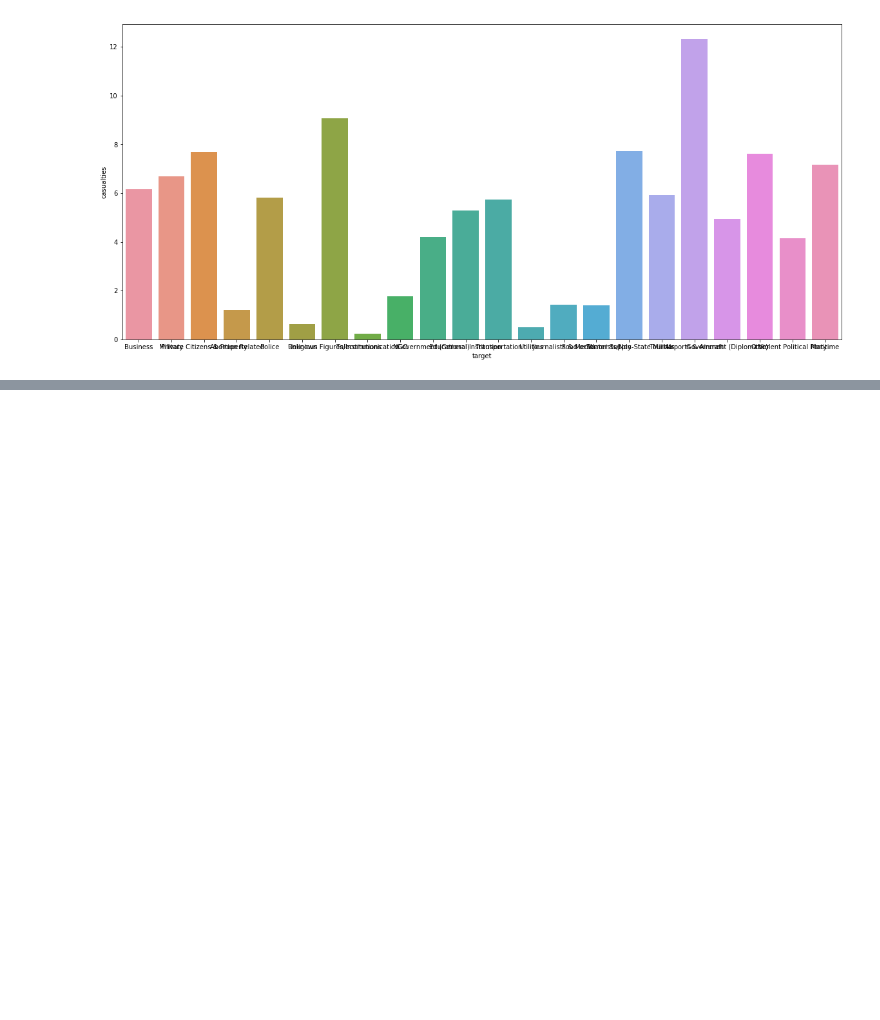
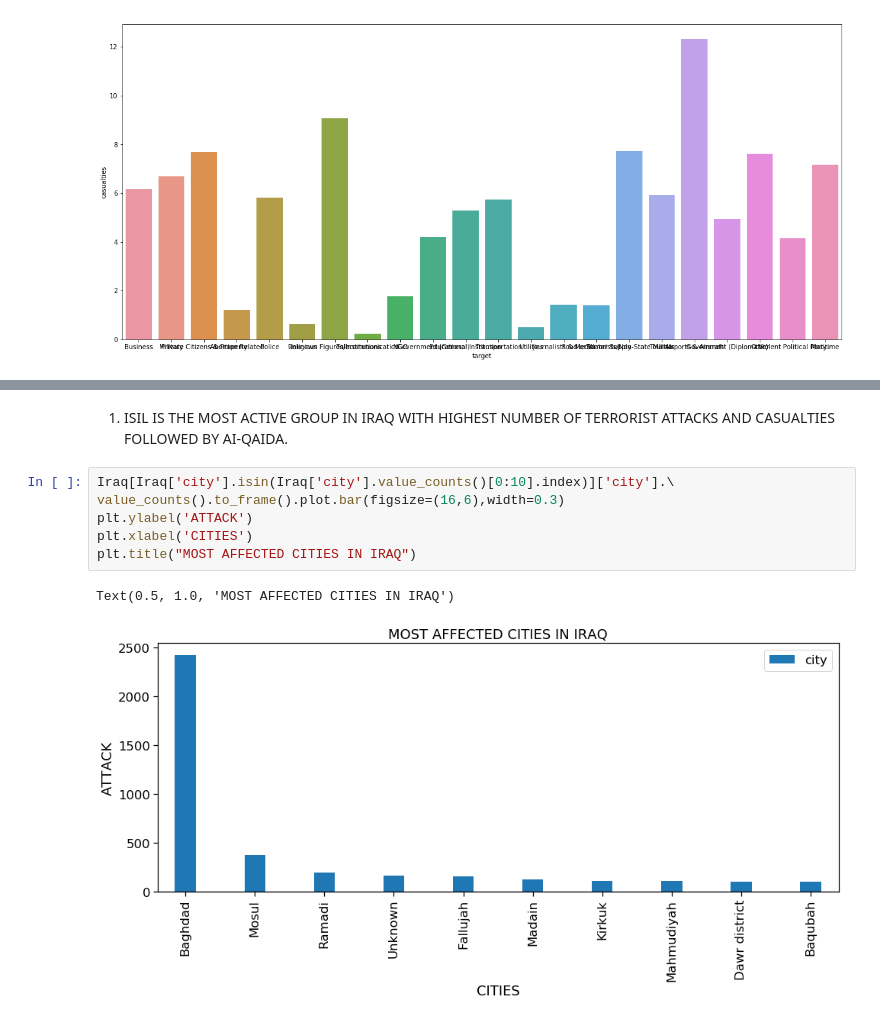
Before and after one commit to GlobsynProject/Analysis-of-Terrorism, a Jupyter notebook: Data analysis of global terrorism attack-checkpoint.ipynb, the cells around one changed output, grey strips where cells are left out. Drawn from its saved outputs; the diff is of its cells as text; blank space fills up the shorter version.

```diff
--- a/Data analysis of global terrorism attack-checkpoint.ipynb
+++ b/Data analysis of global terrorism attack-checkpoint.ipynb
@@ -118,0 +148,11 @@ sns.barplot(data=data,x='target',y='casualties',ci=None)
+# %% [markdown]
+1. ISIL IS THE MOST ACTIVE GROUP IN IRAQ WITH HIGHEST NUMBER OF TERRORIST ATTACKS AND CASUALTIES FOLLOWED BY AI-QAIDA.
+# %%
+Iraq[Iraq['city'].isin(Iraq['city'].value_counts()[0:10].index)]['city'].\
+value_counts().to_frame().plot.bar(figsize=(16,6),width=0.3)
+plt.ylabel('ATTACK')
+plt.xlabel('CITIES')
+plt.title("MOST AFFECTED CITIES IN IRAQ")
+# %% [output]
+Text(0.5, 1.0, 'MOST AFFECTED CITIES IN IRAQ')
+[figure, added]
```
Also changed, not shown: parts of 19 cells of this notebook.
